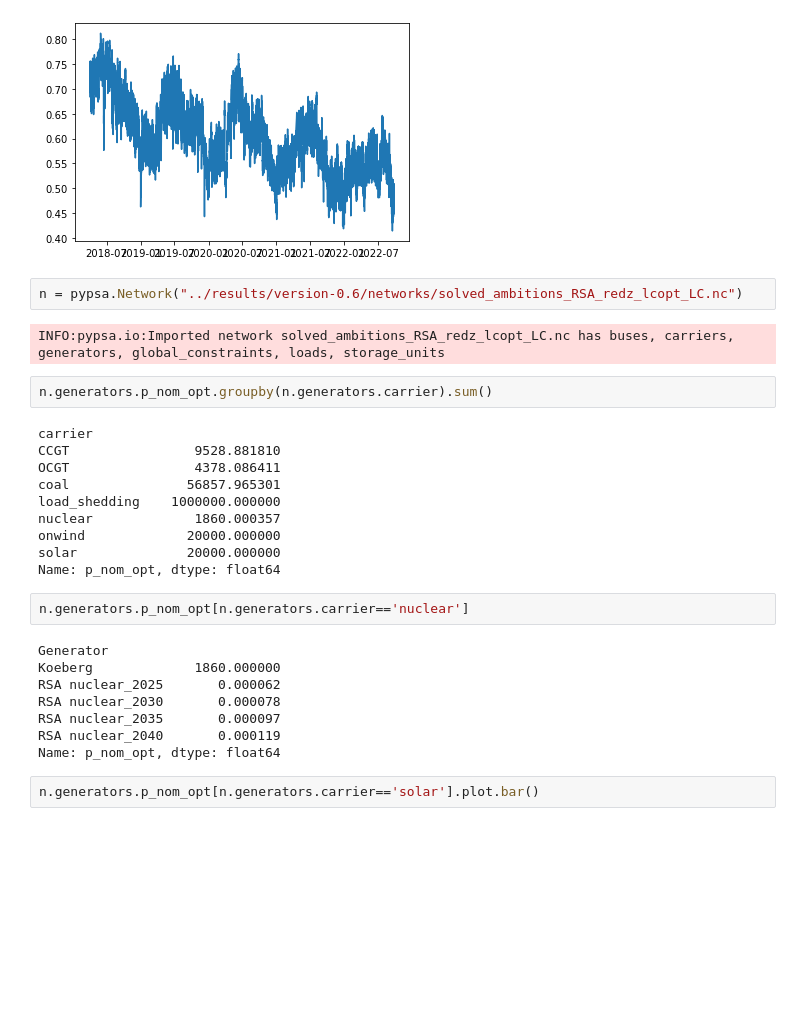
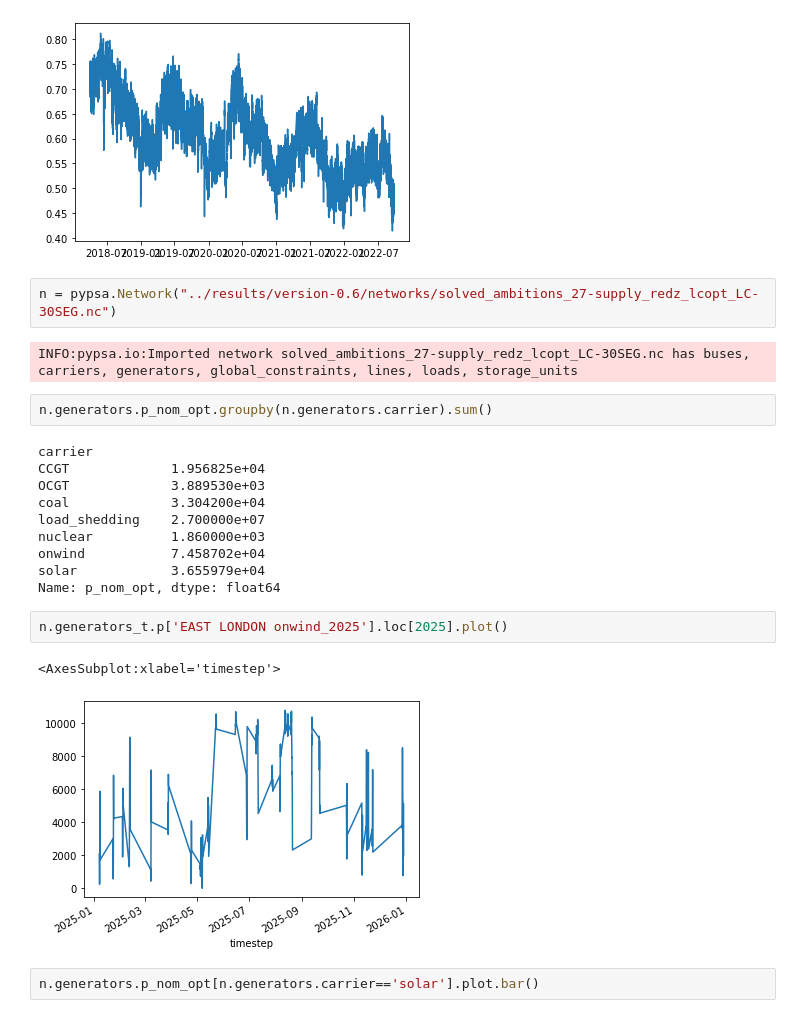
Before and after one commit to PyPSA/pypsa-za, a Jupyter notebook: notebooks/general_playground.ipynb, the cells around one changed output. Drawn from its saved outputs; the diff is of its cells as text; blank space fills up the shorter version.

```diff
--- a/notebooks/general_playground.ipynb
+++ b/notebooks/general_playground.ipynb
@@ -34,31 +34,26 @@ plt.plot(eskom_data['coal_eaf']).plot()
 AttributeError: 'list' object has no attribute 'plot'
 [figure]
 # %%
-n = pypsa.Network("../results/version-0.6/networks/solved_ambitions_RSA_redz_lcopt_LC.nc")
+n = pypsa.Network("../results/version-0.6/networks/solved_ambitions_27-supply_redz_lcopt_LC-30SEG.nc")
 # %% [output]
-INFO:pypsa.io:Imported network solved_ambitions_RSA_redz_lcopt_LC.nc has buses, carriers, generators, global_constraints, loads, storage_units
+INFO:pypsa.io:Imported network solved_ambitions_27-supply_redz_lcopt_LC-30SEG.nc has buses, carriers, generators, global_constraints, lines, loads, storage_units
 # %%
 n.generators.p_nom_opt.groupby(n.generators.carrier).sum()
 # %% [output]
 carrier
-CCGT                9528.881810
-OCGT                4378.086411
-coal               56857.965301
-load_shedding    1000000.000000
-nuclear             1860.000357
-onwind             20000.000000
-solar              20000.000000
+CCGT             1.956825e+04
+OCGT             3.889530e+03
+coal             3.304200e+04
+load_shedding    2.700000e+07
+nuclear          1.860000e+03
+onwind           7.458702e+04
+solar            3.655979e+04
 Name: p_nom_opt, dtype: float64
-# %%
-n.generators.p_nom_opt[n.generators.carrier=='nuclear']
-# %% [output]
-Generator
-Koeberg             1860.000000
-RSA nuclear_2025       0.000062
-RSA nuclear_2030       0.000078
-RSA nuclear_2035       0.000097
-RSA nuclear_2040       0.000119
-Name: p_nom_opt, dtype: float64
+# %%
+n.generators_t.p['EAST LONDON onwind_2025'].loc[2025].plot()
+# %% [output]
+<AxesSubplot:xlabel='timestep'>
+[figure, added]
 # %%
 n.generators.p_nom_opt[n.generators.carrier=='solar'].plot.bar()
 # %% [output]
```
Also changed, not shown: 5 other files.
